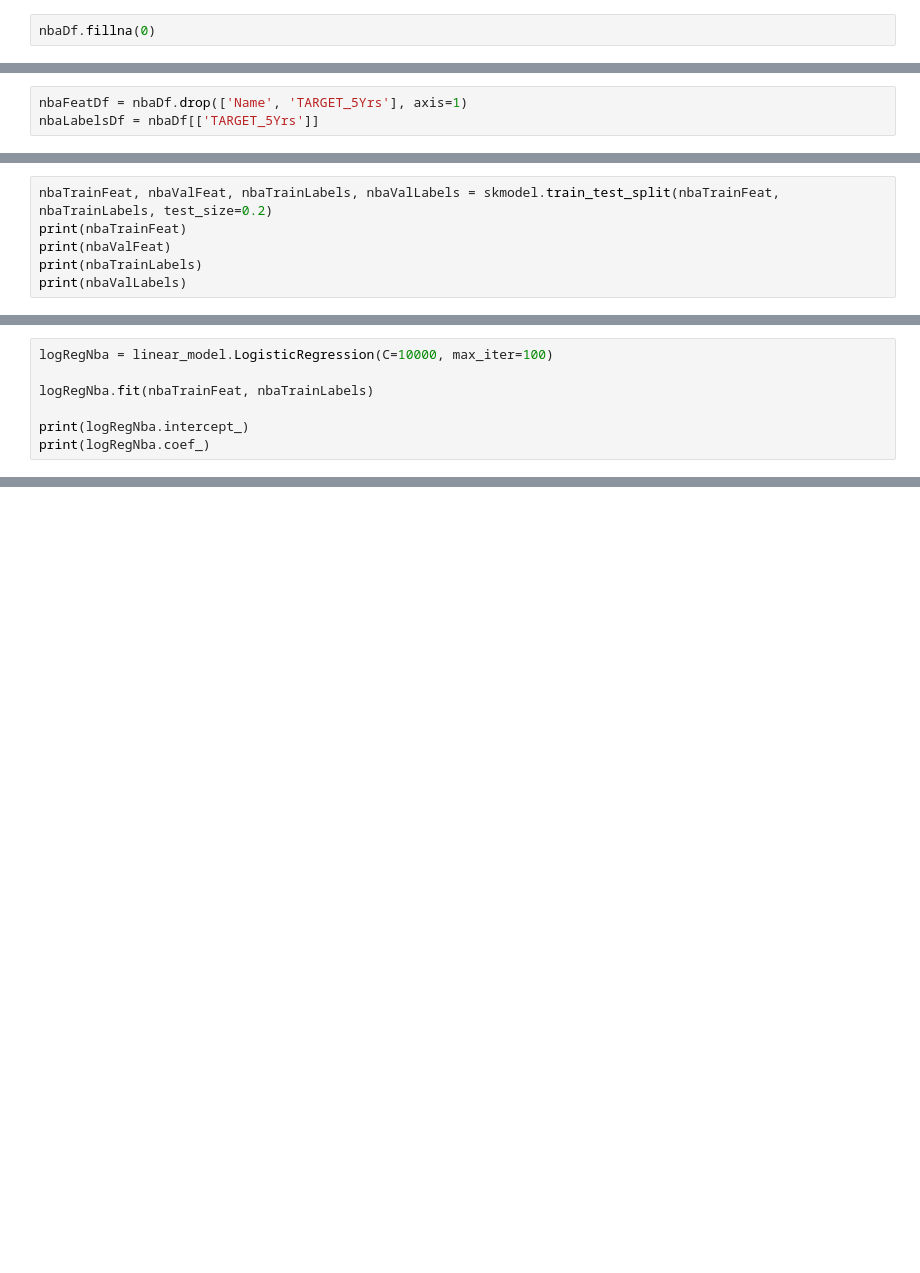
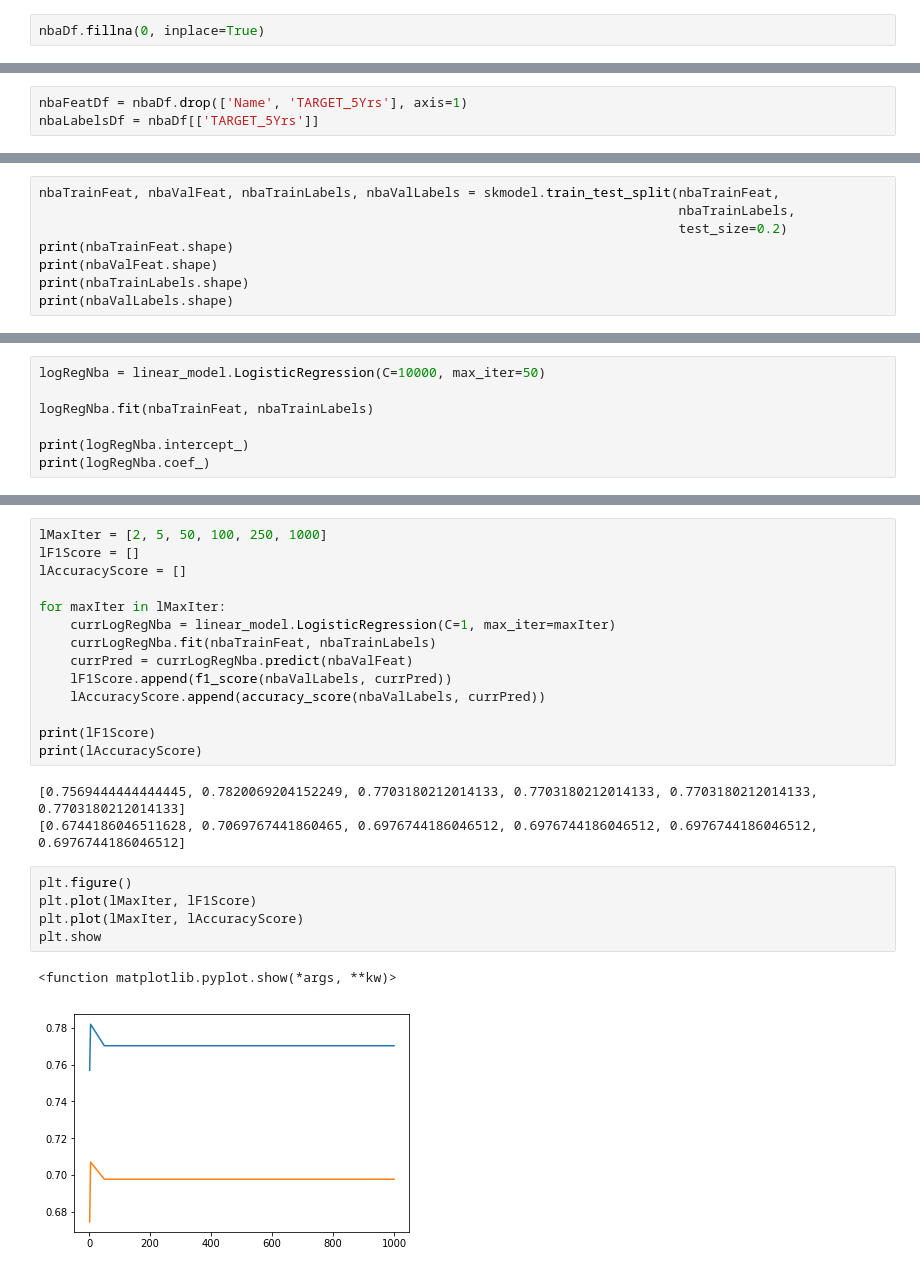
Before and after one commit to joshuahansen/machine_learning_labs, a Jupyter notebook: lab4/NBA rookies.ipynb, the cells around one changed output, grey strips where cells are left out. Saved outputs shown, nothing was run; the diff lists cells and outputs as text; blank space fills up the shorter version.

```diff
--- a/lab4/NBA rookies.ipynb
+++ b/lab4/NBA rookies.ipynb
@@ -72,4 +92,4 @@ nbaDf[pd.isna(nbaDf).any(axis=1)]
 | 559 | Jeff Wilkins | 56 | 18.9 | 4.7 | 2.1 | 4.6 | 45.0 | 0.0 | 0.0 | NaN | ... | ... |
 11 rows × 21 columns
 # %%
-nbaDf.fillna(0)
+nbaDf.fillna(0, inplace=True)
@@ -122,7 +119,9 @@ print(nbaTestLabels)
 # %%
-nbaTrainFeat, nbaValFeat, nbaTrainLabels, nbaValLabels = skmodel.train_test_split(nbaTrainFeat, nbaTrainLabels, test_size=0.2)
-print(nbaTrainFeat)
-print(nbaValFeat)
-print(nbaTrainLabels)
-print(nbaValLabels)
+nbaTrainFeat, nbaValFeat, nbaTrainLabels, nbaValLabels = skmodel.train_test_split(nbaTrainFeat,
+                                                                                  nbaTrainLabels,
+                                                                                  test_size=0.2)
+print(nbaTrainFeat.shape)
+print(nbaValFeat.shape)
+print(nbaTrainLabels.shape)
+print(nbaValLabels.shape)
 # %% [output]
@@ -146,5 +132,5 @@ print(nbaValLabels)
 # %%
-logRegNba = linear_model.LogisticRegression(C=10000, max_iter=100)
+logRegNba = linear_model.LogisticRegression(C=10000, max_iter=50)
 
 logRegNba.fit(nbaTrainFeat, nbaTrainLabels)
 
@@ -162,0 +155,25 @@ NotFittedError: This LogisticRegression instance is not fitted yet
+# %%
+lMaxIter = [2, 5, 50, 100, 250, 1000]
+lF1Score = []
+lAccuracyScore = []
+
+for maxIter in lMaxIter:
+    currLogRegNba = linear_model.LogisticRegression(C=1, max_iter=maxIter)
+    currLogRegNba.fit(nbaTrainFeat, nbaTrainLabels)
+    currPred = currLogRegNba.predict(nbaValFeat)
+    lF1Score.append(f1_score(nbaValLabels, currPred))
+    lAccuracyScore.append(accuracy_score(nbaValLabels, currPred))
+
+print(lF1Score)
+print(lAccuracyScore)
+# %% [output]
+[0.7569444444444445, 0.7820069204152249, 0.7703180212014133, 0.7703180212014133, 0.7703180212014133, 0.7703180212014133]
+[0.6744186046511628, 0.7069767441860465, 0.6976744186046512, 0.6976744186046512, 0.6976744186046512, 0.6976744186046512]
+# %%
+plt.figure()
+plt.plot(lMaxIter, lF1Score)
+plt.plot(lMaxIter, lAccuracyScore)
+plt.show
+# %% [output]
+<function matplotlib.pyplot.show(*args, **kw)>
+[figure, added]
```
Also changed, not shown: parts of 7 cells of this notebook, 1 other file.
